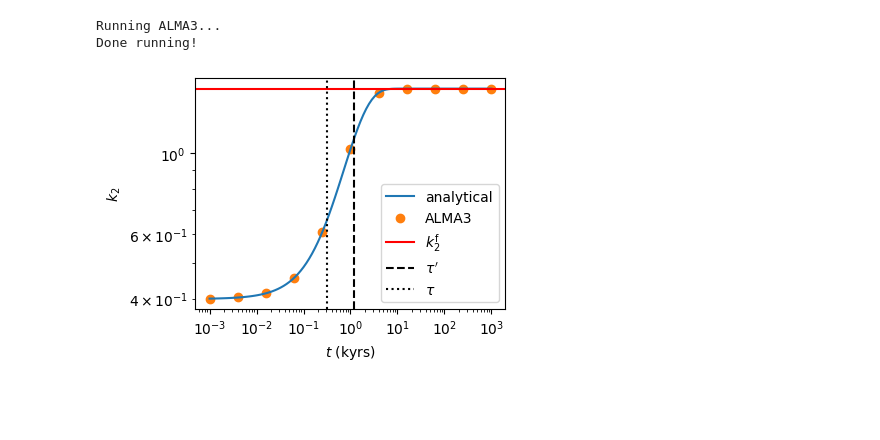
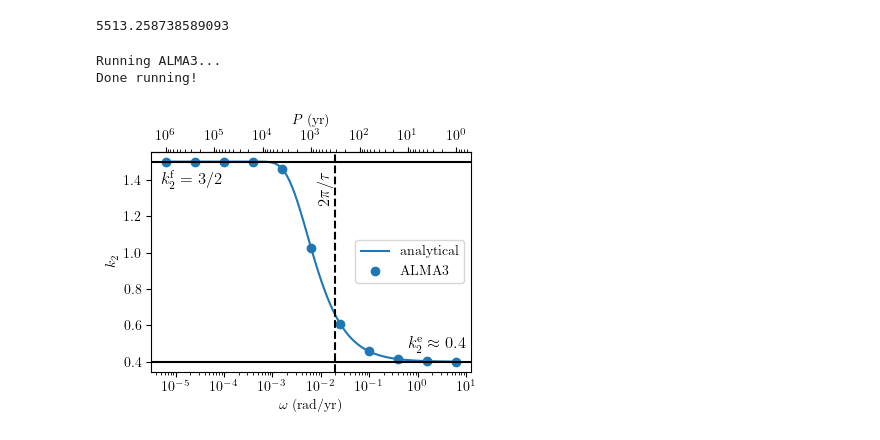
Before and after one commit to slagnews/AtmosphereLoveNumbers, a Jupyter notebook: k2_vs_tau.ipynb, the cells around one changed output. Drawn from its saved outputs; the diff is of its cells as text; code cells hidden in the pictures; blank space fills up the shorter version.

Commit message:
Changed from deformation period to frequency omega

```diff
--- a/k2_vs_tau.ipynb
+++ b/k2_vs_tau.ipynb
@@ -2,6 +2,11 @@
 import numpy as np
 import matplotlib.pyplot as plt
 from src.ALMApy import run_alma, change_param
+
+plt.rcParams.update({
+    "text.usetex": True,
+    "font.family": "Serif"
+})
 # %%
 G = 6.67e-11
 
@@ -11,15 +16,19 @@ M_earth = 5.972e24
 rho_earth = M_earth/(4*np.pi/3*R_earth**3)
 rigidity_earth = 1e11
 viscosity_earth = 1e21
-
+print(rho_earth)
 g_earth = G*M_earth/R_earth**2
 
 
-kyrs = 1e3*365.24*24*3600
+yr = 365.24*24*3600
+kyrs = 1e3*yr
+# %% [output]
+5513.258738589093
 # %%
 change_param("time_points_minus_one", 10)
 t, k = run_alma(R_earth, rho_earth, rigidity_earth, viscosity_earth, "maxwell")
 change_param("time_points_minus_one", 2)
+t = np.array(t)*1000
 # %% [output]
 Running ALMA3...
 Done running!
@@ -32,22 +48,32 @@ def k_an(t):
 # %%
 gamma2 = 19/2*rigidity_earth/(rho_earth*g_earth*R_earth)
 tau = viscosity_earth/rigidity_earth
 tau_prime = (1+gamma2)*tau
 
-t_interp = np.logspace(-3,3,100)
+t_interp = np.logspace(0,6,100)
 
-fig, ax = plt.subplots(figsize=(4,3))
-ax.plot(t_interp,k_an(t_interp*kyrs), label="analytical")
-ax.scatter(t,k,color="C1", label="ALMA3")
-ax.axhline(3/2, color="red", label="$k_2^\\mathrm{f}$")
-ax.axvline(tau_prime/kyrs, color="black", linestyle="dashed", label="$\\tau'$")
-ax.axvline(tau/kyrs, color="black", linestyle="dotted", label="$\\tau$")
+fig, ax = plt.subplots(figsize=(4,3.3))
+ax.plot(2*np.pi/t_interp,k_an(t_interp*yr), label="analytical")
+ax.scatter(2*np.pi/t,k,color="C0", label="ALMA3")
+
+ax.axhline(3/2, color="black")
+ax.text(5e-6, 1.45, "$k_2^\\mathrm{f}=3/2$", fontsize=12, color="black", verticalalignment="top", horizontalalignment="left")
+
+ax.axvline(2*np.pi/(tau/yr), color="black", linestyle="dashed")
+ax.text(2*np.pi/(tau/yr)*0.9, 1.25, r"$2\pi/\tau$", fontsize=12, rotation=90, verticalalignment="bottom", horizontalalignment="right")
+
+ax.axhline(3/2/(1+gamma2), color="black")
+ax.text(1e1, 0.45, "$k_2^\\mathrm{e}\\approx 0.4$", fontsize=12, color="black", verticalalignment="bottom", horizontalalignment="right")
+
+ax2 = ax.secondary_xaxis("top", (lambda x:2*np.pi/x, lambda x: 2*np.pi/x))
+ax2.set_xlabel(r"$P$ (yr)")
 
 ax.set_xscale("log")
-ax.set_yscale("log")
-ax.set_xlabel("$t$ (kyrs)")
-ax.set_ylabel("$k_2$")
+ax.set_xlabel(r"$\omega$ (rad/yr)")
+ax.set_ylabel(r"$k_2$")
 ax.legend()
+fig.tight_layout()
+fig.savefig("figures/report/k2_vs_omega.pdf")
 plt.show()
 # %% [output]
-[figure, old version]
+[figure, new version]
```
Also changed, not shown: parts of 2 cells of this notebook.
